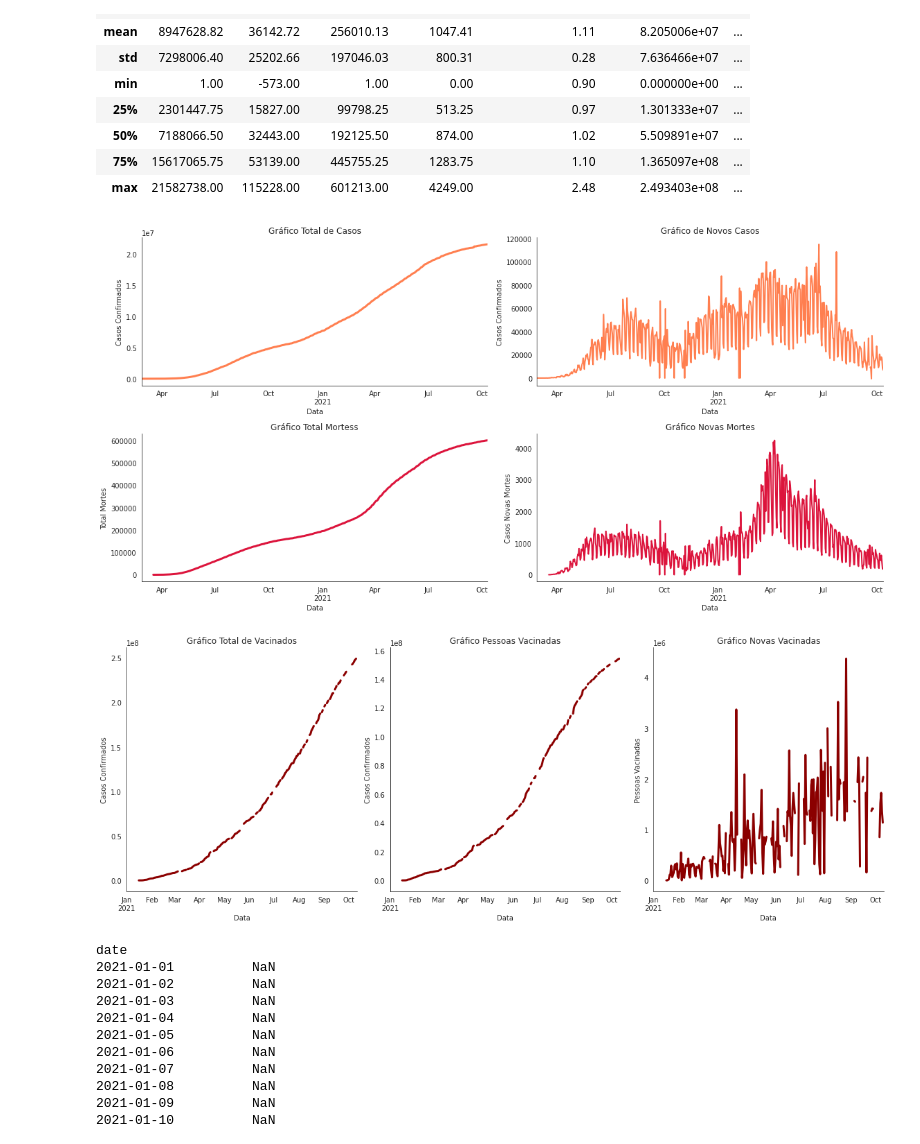
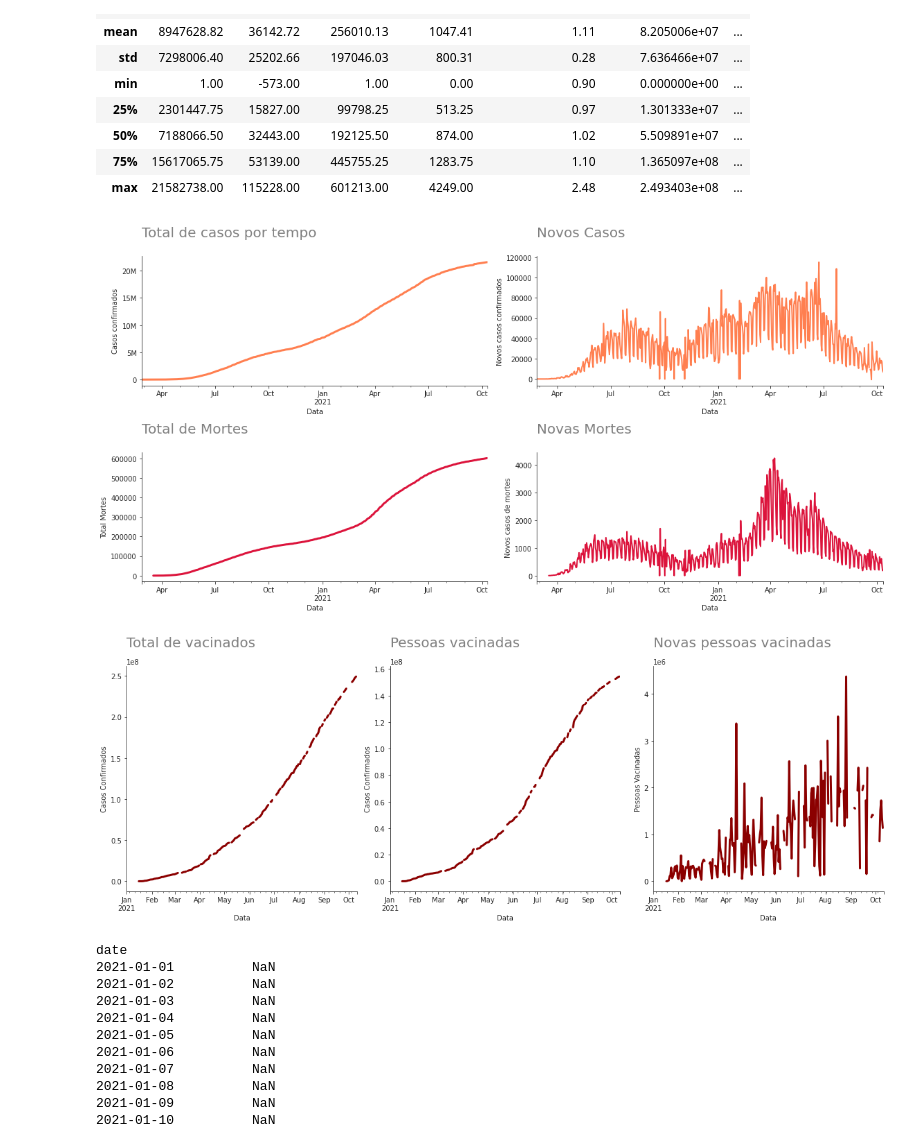
Before and after one commit to BraulioHermanson/Covid-Brasil, a Jupyter notebook: Project_Covid.ipynb, the cells around one changed output. Cells and saved outputs as stored; diff of their text form; code cells hidden in the pictures.

```diff
--- a/Project_Covid.ipynb
+++ b/Project_Covid.ipynb
@@ -248,52 +248,58 @@ plt.show()
 | 75% | 15617065.75 | 53139.00 | 445755.25 | 1283.75 | 1.10 | 1.365097e+08 | ... |
 | max | 21582738.00 | 115228.00 | 601213.00 | 4249.00 | 2.48 | 2.493403e+08 | ... |
 # %%
+sns.set_style('ticks')
 fig, ((ax1, ax2),(ax3,ax4)) = plt.subplots(nrows=2, ncols=2, figsize=(16,8),dpi=72)
 
 # plotar total_cases
 df_brasil_cov.loc['2020-02-06':'2021-10-11',"total_cases"].plot(kind="line",color= 'Coral', ax=ax1,lw='3')
-ax1.set_title("Gráfico Total de Casos")
-ax1.set_ylabel("Casos Confirmados")
-ax1.set_xlabel("Data")
+ax1.set_title('Total de casos por tempo\n', color='Grey', size=20, loc='left')
+
+ax1.set_xlabel('Data')
+ax1.set_ylabel('Casos confirmados')
+
+ax1.yaxis.set_ticklabels(['0','0', '5M', '10M', '15M', '20M'])
+
 ax1.spines['right'].set_visible(False)
 ax1.spines['top'].set_visible(False)
 
 # plotar new_cases
 df_brasil_cov.loc['2020-02-06':'2021-10-11',"new_cases"].plot(kind="line",color= 'Coral', ax=ax2,lw='2')
-ax2.set_title("Gráfico de Novos Casos")
-ax2.set_ylabel("Casos Confirmados")
+ax2.set_title("Novos Casos\n",color= 'Grey',size=20,loc='left')
+ax2.set_ylabel("Novos casos confirmados")
 ax2.set_xlabel("Data")
 ax2.spines['right'].set_visible(False)
 ax2.spines['top'].set_visible(False)
 
 
 # plotar total_deaths
 df_brasil_cov.loc['2020-02-06':'2021-10-11',"total_deaths"].plot(kind="line",color='Crimson', ax=ax3,lw='3')
-ax3.set_title("Gráfico Total Mortess")
+ax3.set_title("Total de Mortes\n",color= 'Grey',size=20,loc='left')
 ax3.set_ylabel("Total Mortes")
 ax3.set_xlabel("Data")
 ax3.spines['right'].set_visible(False)
 ax3.spines['top'].set_visible(False)
 
 
 # plotar new_deaths
 df_brasil_cov.loc['2020-02-06':'2021-10-11',"new_deaths"].plot(kind="line", color='Crimson',ax=ax4,lw=2)
-ax4.set_title("Gráfico Novas Mortes")
-ax4.set_ylabel("Casos Novas Mortes")
+ax4.set_title("Novas Mortes\n",color= 'Grey',size=20,loc='left')
+ax4.set_ylabel("Novos casos de mortes")
 ax4.set_xlabel("Data")
 ax4.spines['right'].set_visible(False)
 ax4.spines['top'].set_visible(False)
 
 
 plt.tight_layout()
 # %% [output]
-[figure, old version]
+[figure, new version]
 # %%
+#sns.set_style('ticks')
 fig, (ax1,ax2,ax3) = plt.subplots(nrows=1, ncols=3, figsize=(16,6),dpi=72)
 
 # plotar total_vaccinations
 df_brasil_cov.loc['2021-01-01':'2021-10-11',"total_vaccinations"].plot(kind="line",color= 'DarkRed', ax=ax1,lw='3')
-ax1.set_title("Gráfico Total de Vacinados")
+ax1.set_title("Total de vacinados\n",color= 'Grey',size=20,loc='left')
 ax1.set_ylabel("Casos Confirmados")
 ax1.set_xlabel("Data")
 ax1.spines['right'].set_visible(False)
@@ -301,7 +307,7 @@ ax1.spines['top'].set_visible(False)
 
 # plotar people_vaccinated
 df_brasil_cov.loc['2021-01-01':'2021-10-11',"people_vaccinated"].plot(kind="line",color= 'DarkRed', ax=ax2,lw='3')
-ax2.set_title("Gráfico Pessoas Vacinadas")
+ax2.set_title("Pessoas vacinadas\n",color= 'Grey',size=20,loc='left')
 ax2.set_ylabel("Casos Confirmados")
 ax2.set_xlabel("Data")
 ax2.spines['right'].set_visible(False)
@@ -309,7 +315,7 @@ ax2.spines['top'].set_visible(False)
 
 # plotar new_vaccinations
 df_brasil_cov.loc['2021-01-01':'2021-10-11',"new_vaccinations"].plot(kind="line",color='DarkRed', ax=ax3,lw='3')
-ax3.set_title("Gráfico Novas Vacinadas")
+ax3.set_title("Novas pessoas vacinadas\n",color= 'Grey',size=20,loc='left')
 ax3.set_ylabel("Pessoas Vacinadas")
 ax3.set_xlabel("Data")
 ax3.spines['right'].set_visible(False)
@@ -317,7 +323,7 @@ ax3.spines['top'].set_visible(False)
 
 plt.tight_layout()
 # %% [output]
-[figure, old version]
+[figure, new version]
 # %%
 # Data que se tomou a primeira vacina
 df_brasil_vacina = df_brasil_cov.loc['2021-01-01':'2021-01-31',"people_vaccinated"]
```
Also changed, not shown: parts of 1 cell of this notebook.
